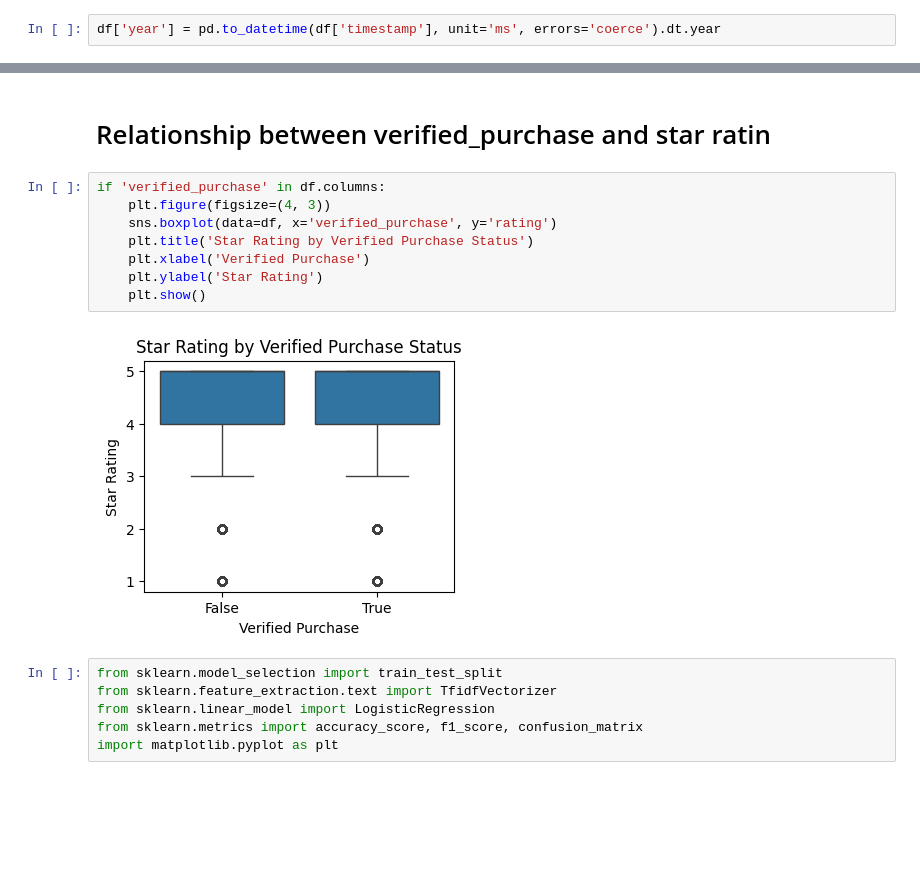
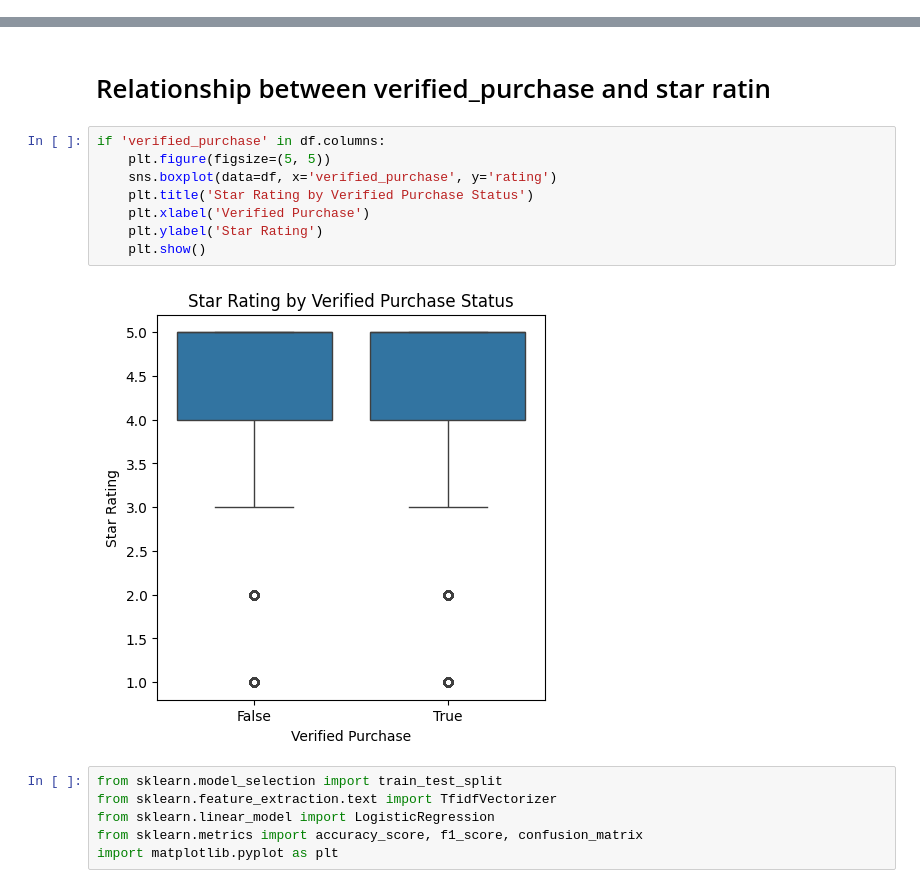
Before and after one commit to ElijahLewisUWI/COMP3610-A3, a Jupyter notebook: amazon_data_eda.ipynb, the cells around one changed output, grey strips where cells are left out. Saved outputs shown, nothing was run; the diff lists cells and outputs as text; blank space fills up the shorter version.

```diff
--- a/amazon_data_eda.ipynb
+++ b/amazon_data_eda.ipynb
@@ -71,7 +71,5 @@ Passing `palette` without assigning `hue` is deprecated and will be removed in v
 # %% [markdown]
 ##  Time-Based Trend of Average Star Rating
-# %%
-df['year'] = pd.to_datetime(df['timestamp'], unit='ms', errors='coerce').dt.year
 # %%
 plt.figure(figsize=(10, 6))
 # Convert timestamp to datetime and extract year
@@ -116,14 +116,14 @@ if 'helpful_vote' in df.columns:
 # Relationship between verified_purchase and star ratin
 # %%
 if 'verified_purchase' in df.columns:
-    plt.figure(figsize=(4, 3))
+    plt.figure(figsize=(5, 5))
     sns.boxplot(data=df, x='verified_purchase', y='rating')
     plt.title('Star Rating by Verified Purchase Status')
     plt.xlabel('Verified Purchase')
     plt.ylabel('Star Rating')
     plt.show()
 # %% [output]
-[figure, old version]
+[figure, new version]
 # %%
 from sklearn.model_selection import train_test_split
 from sklearn.feature_extraction.text import TfidfVectorizer
```
Also changed, not shown: parts of 14 cells of this notebook.
